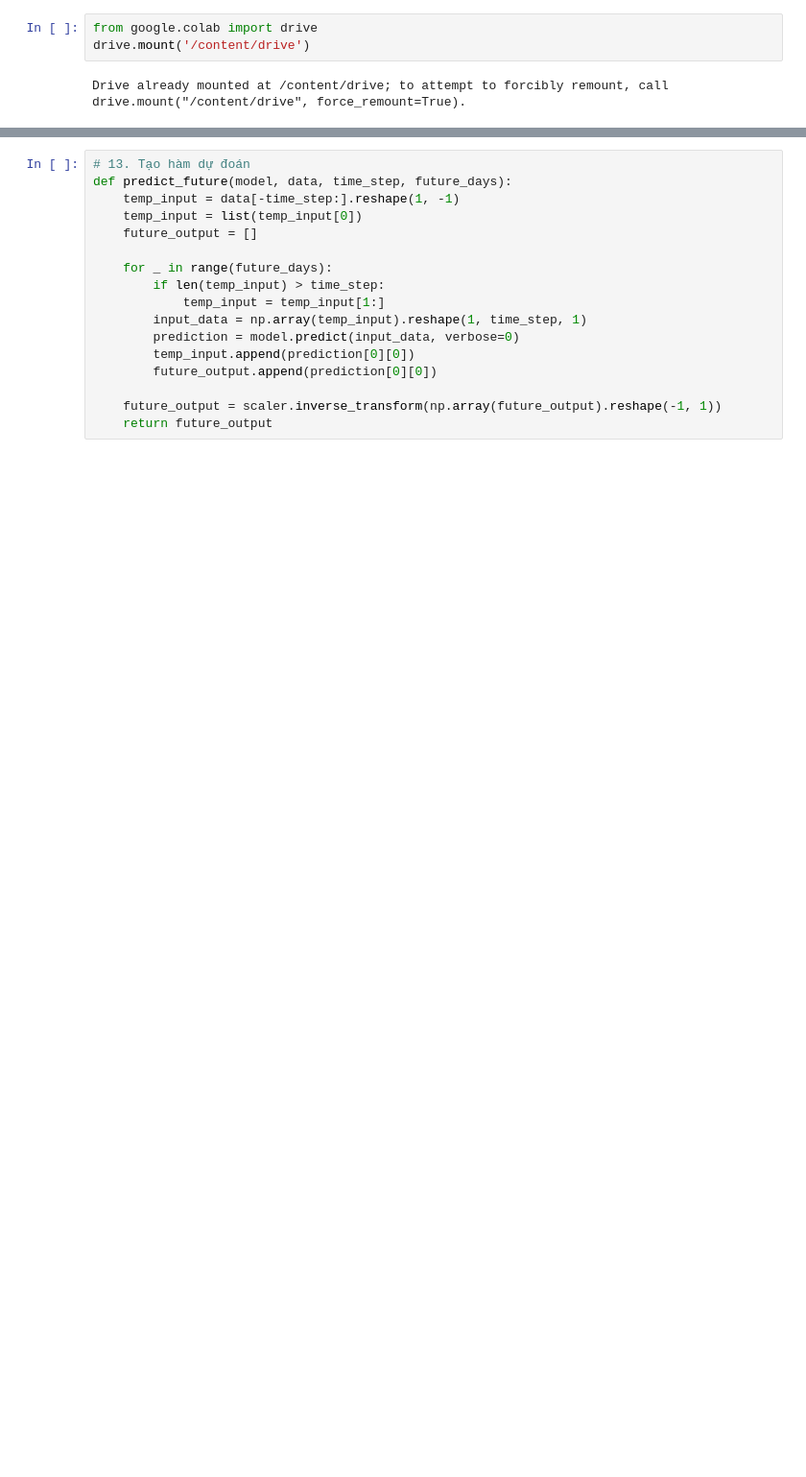
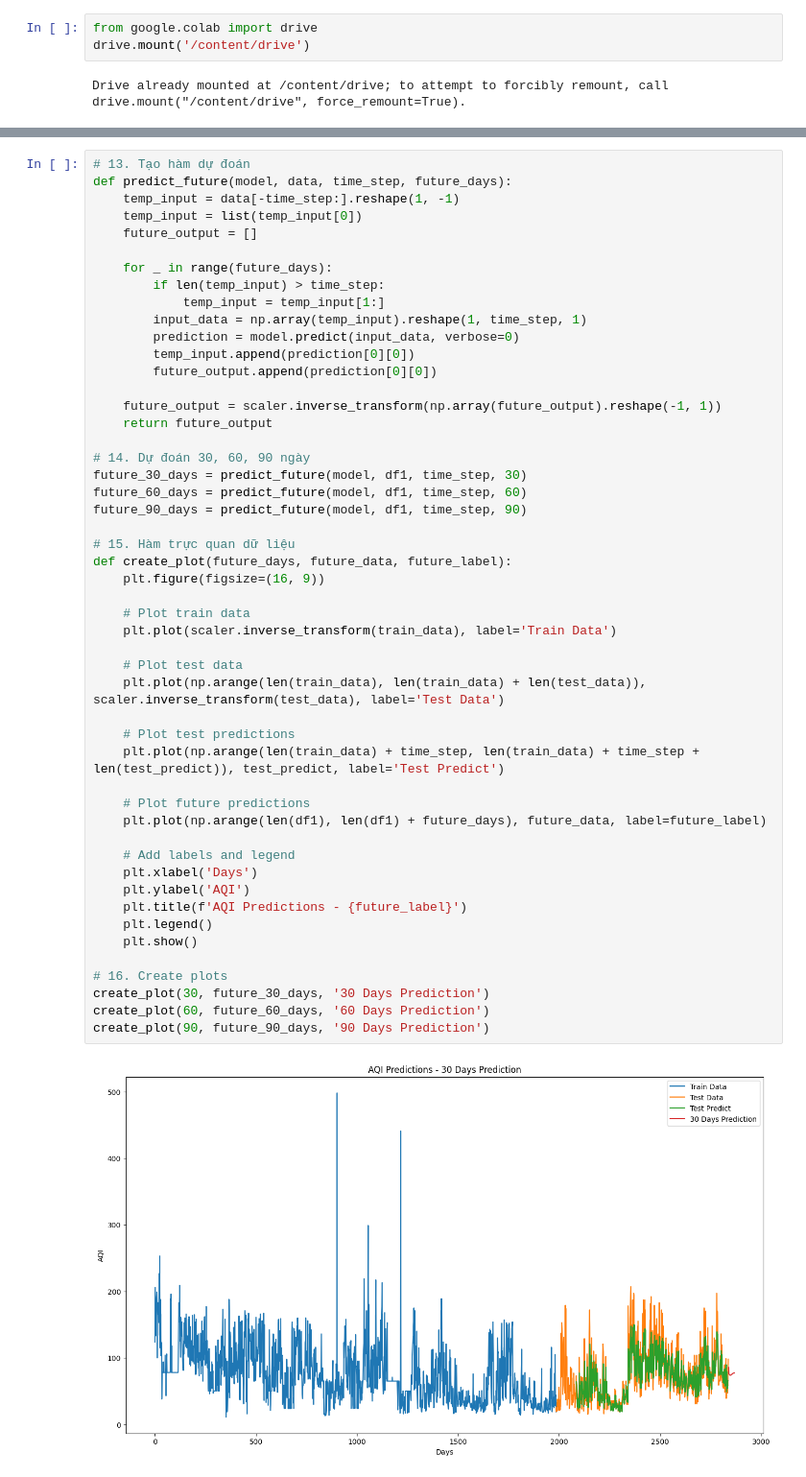
Before and after one commit to ThiThanhCong/AQI-Prediction-for-Vietnamese-Provinces-DL-and-ML, a Jupyter notebook: Models/LSTM/Team20_LSTM_HN.ipynb, the cells around one changed output, grey strips where cells are left out. Shown at 96% size. Saved outputs shown, nothing was run; the diff lists cells and outputs as text; blank space fills up the shorter version.

```diff
--- a/Models/LSTM/Team20_LSTM_HN.ipynb
+++ b/Models/LSTM/Team20_LSTM_HN.ipynb
@@ -108,17 +106,52 @@ MAPE: 650.4986906865294
 # %%
 # 13. Tạo hàm dự đoán
 def predict_future(model, data, time_step, future_days):
     temp_input = data[-time_step:].reshape(1, -1)
     temp_input = list(temp_input[0])
     future_output = []
 
     for _ in range(future_days):
         if len(temp_input) > time_step:
             temp_input = temp_input[1:]
         input_data = np.array(temp_input).reshape(1, time_step, 1)
         prediction = model.predict(input_data, verbose=0)
         temp_input.append(prediction[0][0])
         future_output.append(prediction[0][0])
 
     future_output = scaler.inverse_transform(np.array(future_output).reshape(-1, 1))
     return future_output
+
+# 14. Dự đoán 30, 60, 90 ngày
+future_30_days = predict_future(model, df1, time_step, 30)
+future_60_days = predict_future(model, df1, time_step, 60)
+future_90_days = predict_future(model, df1, time_step, 90)
+
+# 15. Hàm trực quan dữ liệu
+def create_plot(future_days, future_data, future_label):
+    plt.figure(figsize=(16, 9))
+
+    # Plot train data
+    plt.plot(scaler.inverse_transform(train_data), label='Train Data')
+
+    # Plot test data
+    plt.plot(np.arange(len(train_data), len(train_data) + len(test_data)), scaler.inverse_transform(test_data), label='Test Data')
+
+    # Plot test predictions
+    plt.plot(np.arange(len(train_data) + time_step, len(train_data) + time_step + len(test_predict)), test_predict, label='Test Predict')
+
+    # Plot future predictions
+    plt.plot(np.arange(len(df1), len(df1) + future_days), future_data, label=future_label)
+
+    # Add labels and legend
+    plt.xlabel('Days')
+    plt.ylabel('AQI')
+    plt.title(f'AQI Predictions - {future_label}')
+    plt.legend()
+    plt.show()
+
+# 16. Create plots
+create_plot(30, future_30_days, '30 Days Prediction')
+create_plot(60, future_60_days, '60 Days Prediction')
+create_plot(90, future_90_days, '90 Days Prediction')
+# %% [output]
+[figure, added]
```
Also changed, not shown: parts of 24 cells of this notebook, 10 other files.
